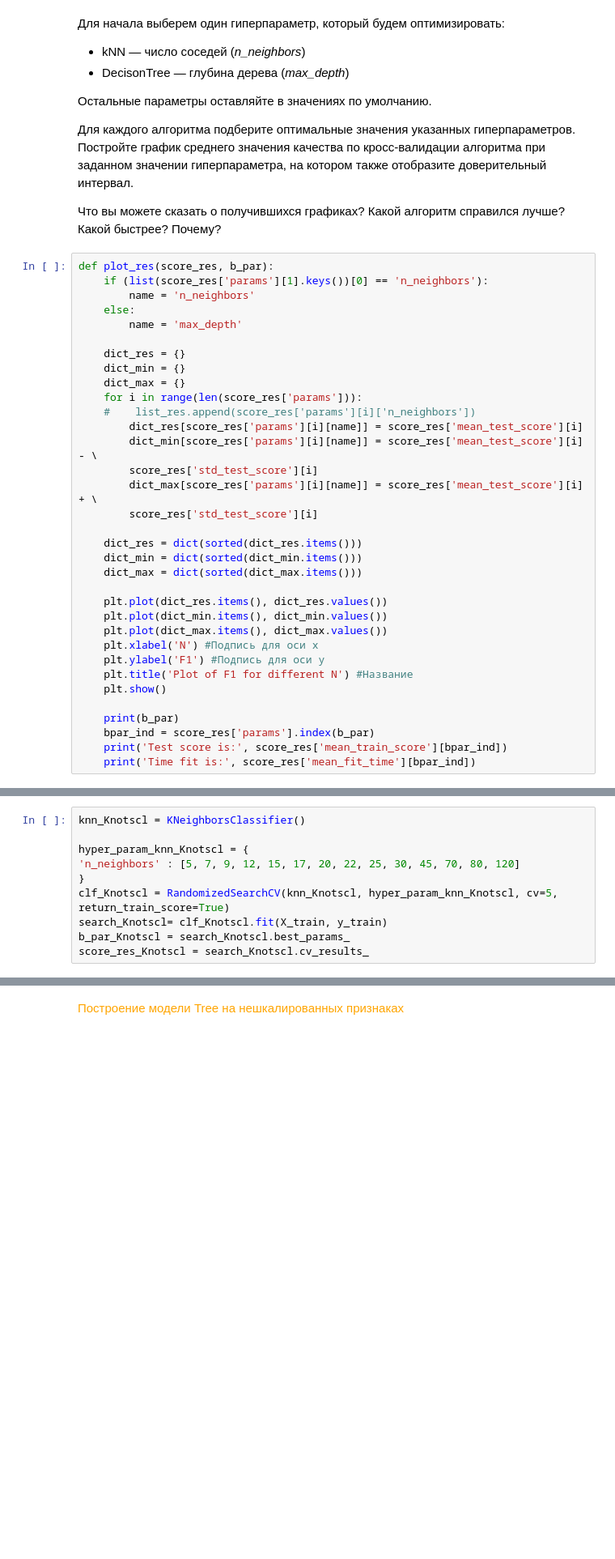
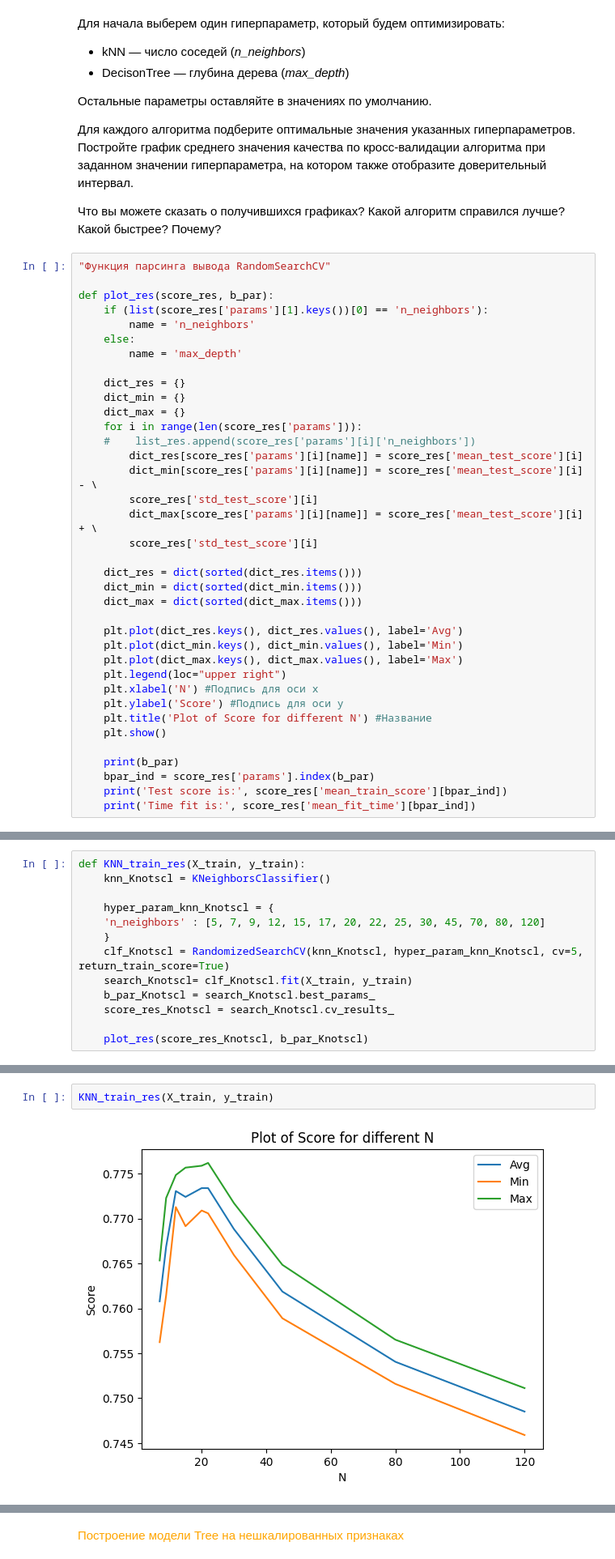
Before and after one commit to Mikhaelyes/GirafeML, a Jupyter notebook: Lab_2_Complex_task/Var_1_v1.ipynb, the cells around one changed output, grey strips where cells are left out. Shown: that part at 81% size. Saved outputs shown, nothing was run; the diff lists cells and outputs as text; blank space fills up the shorter version.

```diff
--- a/Lab_2_Complex_task/Var_1_v1.ipynb
+++ b/Lab_2_Complex_task/Var_1_v1.ipynb
@@ -478,6 +417,8 @@ plt.scatter(tsne_representation[:, 0], tsne_representation[:, 1]);
 
 Что вы можете сказать о получившихся графиках? Какой алгоритм справился лучше? Какой быстрее? Почему?
 # %%
+"Функция парсинга вывода RandomSearchCV"
+
 def plot_res(score_res, b_par):
     if (list(score_res['params'][1].keys())[0] == 'n_neighbors'):
         name = 'n_neighbors'
@@ -499,12 +440,13 @@ def plot_res(score_res, b_par):
     dict_min = dict(sorted(dict_min.items()))
     dict_max = dict(sorted(dict_max.items()))
 
-    plt.plot(dict_res.items(), dict_res.values())
-    plt.plot(dict_min.items(), dict_min.values())
-    plt.plot(dict_max.items(), dict_max.values())
+    plt.plot(dict_res.keys(), dict_res.values(), label='Avg')
+    plt.plot(dict_min.keys(), dict_min.values(), label='Min')
+    plt.plot(dict_max.keys(), dict_max.values(), label='Max')
+    plt.legend(loc="upper right")
     plt.xlabel('N') #Подпись для оси х
-    plt.ylabel('F1') #Подпись для оси y
-    plt.title('Plot of F1 for different N') #Название
+    plt.ylabel('Score') #Подпись для оси y
+    plt.title('Plot of Score for different N') #Название
     plt.show()
 
     print(b_par)
@@ -517,10 +459,13 @@ def plot_res(score_res, b_par):
 # %%
-knn_Knotscl = KNeighborsClassifier()
+def KNN_train_res(X_train, y_train):
+    knn_Knotscl = KNeighborsClassifier()
 
-hyper_param_knn_Knotscl = {
-'n_neighbors' : [5, 7, 9, 12, 15, 17, 20, 22, 25, 30, 45, 70, 80, 120]
-}
-clf_Knotscl = RandomizedSearchCV(knn_Knotscl, hyper_param_knn_Knotscl, cv=5, return_train_score=True)
-search_Knotscl= clf_Knotscl.fit(X_train, y_train)
-b_par_Knotscl = search_Knotscl.best_params_
-score_res_Knotscl = search_Knotscl.cv_results_
+    hyper_param_knn_Knotscl = {
+    'n_neighbors' : [5, 7, 9, 12, 15, 17, 20, 22, 25, 30, 45, 70, 80, 120]
+    }
+    clf_Knotscl = RandomizedSearchCV(knn_Knotscl, hyper_param_knn_Knotscl, cv=5, return_train_score=True)
+    search_Knotscl= clf_Knotscl.fit(X_train, y_train)
+    b_par_Knotscl = search_Knotscl.best_params_
+    score_res_Knotscl = search_Knotscl.cv_results_
+
+    plot_res(score_res_Knotscl, b_par_Knotscl)
@@ -528,0 +472,4 @@ plot_res(score_res_Knotscl, b_par_Knotscl)
+# %%
+KNN_train_res(X_train, y_train)
+# %% [output]
+[figure, added]
```
Also changed, not shown: parts of 73 cells of this notebook.
